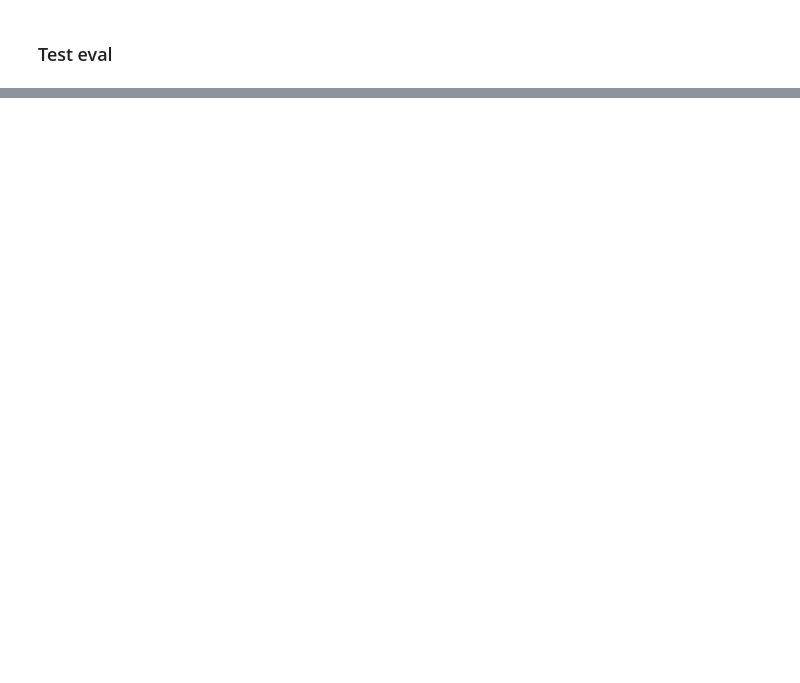
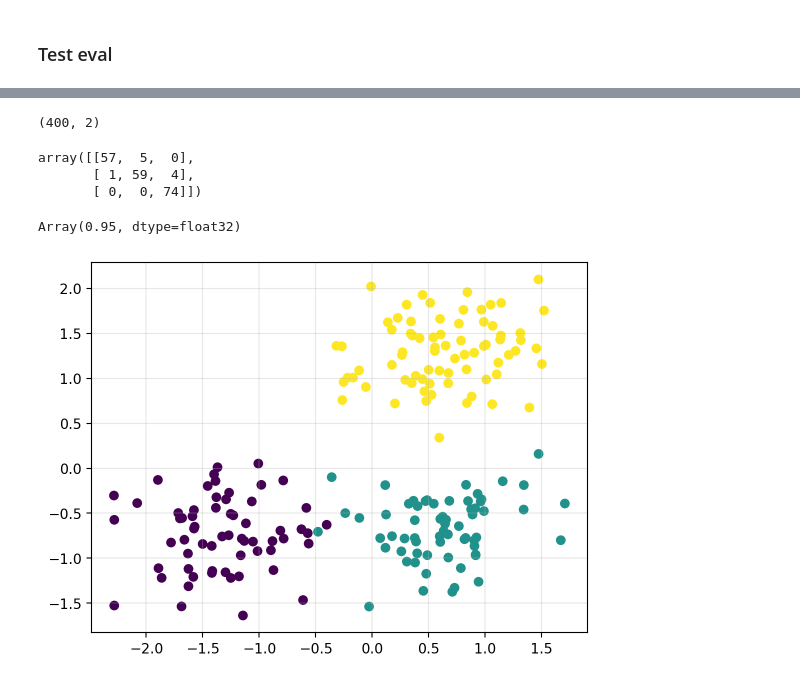
Before and after one commit to gerdm/weighted-likelihood-filter, a Jupyter notebook: experiments/robust-bern.ipynb, the cells around one changed output, grey strips where cells are left out. Cells and saved outputs as stored; diff of their text form; code cells hidden in the pictures; blank space fills up the shorter version.

```diff
--- a/experiments/robust-bern.ipynb
+++ b/experiments/robust-bern.ipynb
@@ -169,0 +208,21 @@ plt.tight_layout()
+# %%
+n_test = 200
+n_obs = 400 + n_test
+k = 3# TODO: remove hard-code
+X, y, _ = make_biclusters(
+    (n_obs, 2), k, noise=10, random_state=31, shuffle=True,
+    minval=-100, maxval=100
+)
+X = (X - X.mean(axis=0, keepdims=True)) / X.std(axis=0, keepdims=True)
+
+y = y.T
+
+X = jnp.array(X)
+y = jnp.array(y).astype(float)
+
+
+X_test = X[-n_test:]
+y_test = y[-n_test:]
+
+X = X[:-n_test]
+y = y[:-n_test]
@@ -169,0 +259,4 @@ plt.tight_layout()
+# %%
+X.shape
+# %% [output]
+(400, 2)
@@ -169,0 +290,15 @@ plt.tight_layout()
+# %%
+confusion_matrix(y_test.argmax(axis=1), yhat_cat)
+# %% [output]
+array([[57,  5,  0],
+       [ 1, 59,  4],
+       [ 0,  0, 74]])
+# %%
+(y_test.argmax(axis=1) ==  yhat_cat).mean()
+# %% [output]
+Array(0.95, dtype=float32)
+# %%
+plt.scatter(*X_test.T, c=y_test.argmax(axis=1))
+plt.grid(alpha=0.3)
+# %% [output]
+[figure, added]
```
Also changed, not shown: parts of 32 cells of this notebook.
